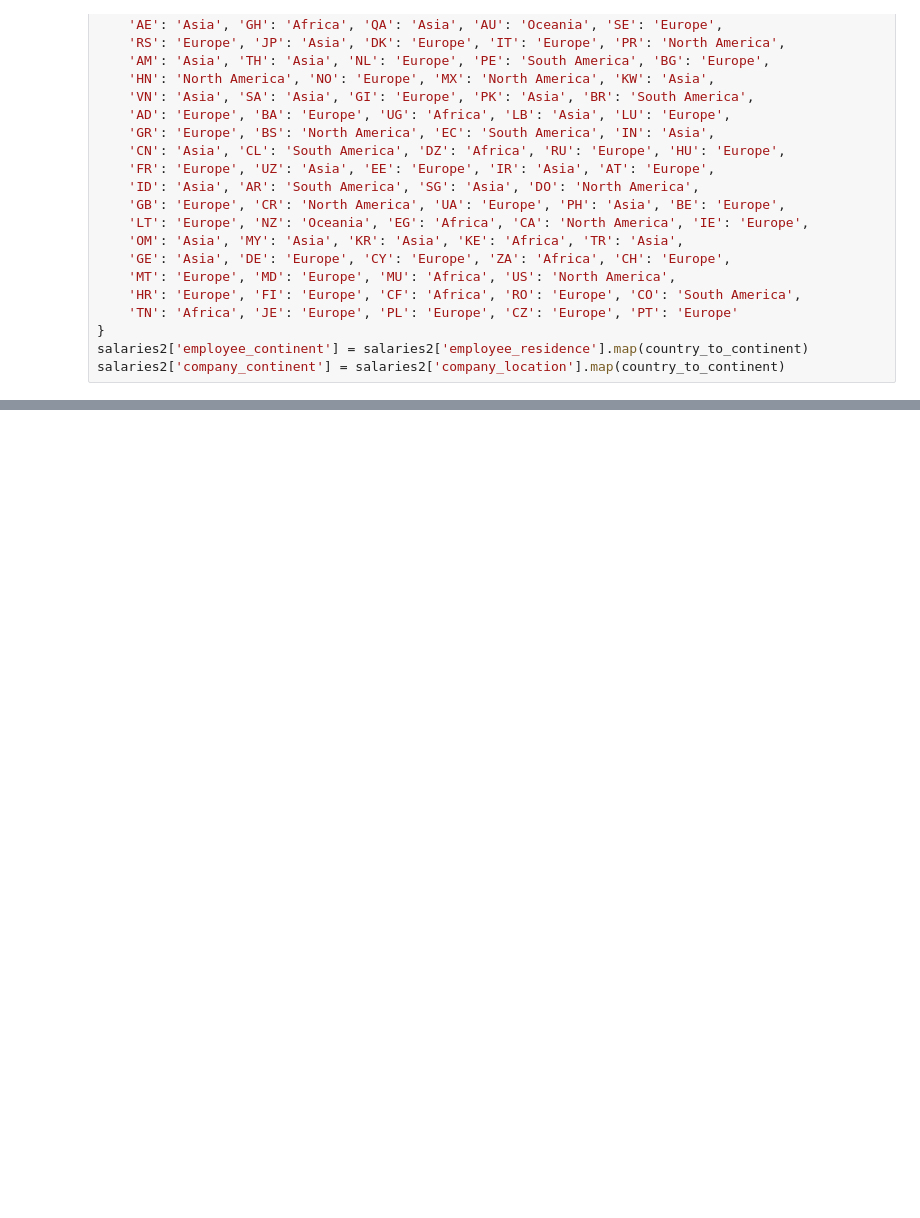
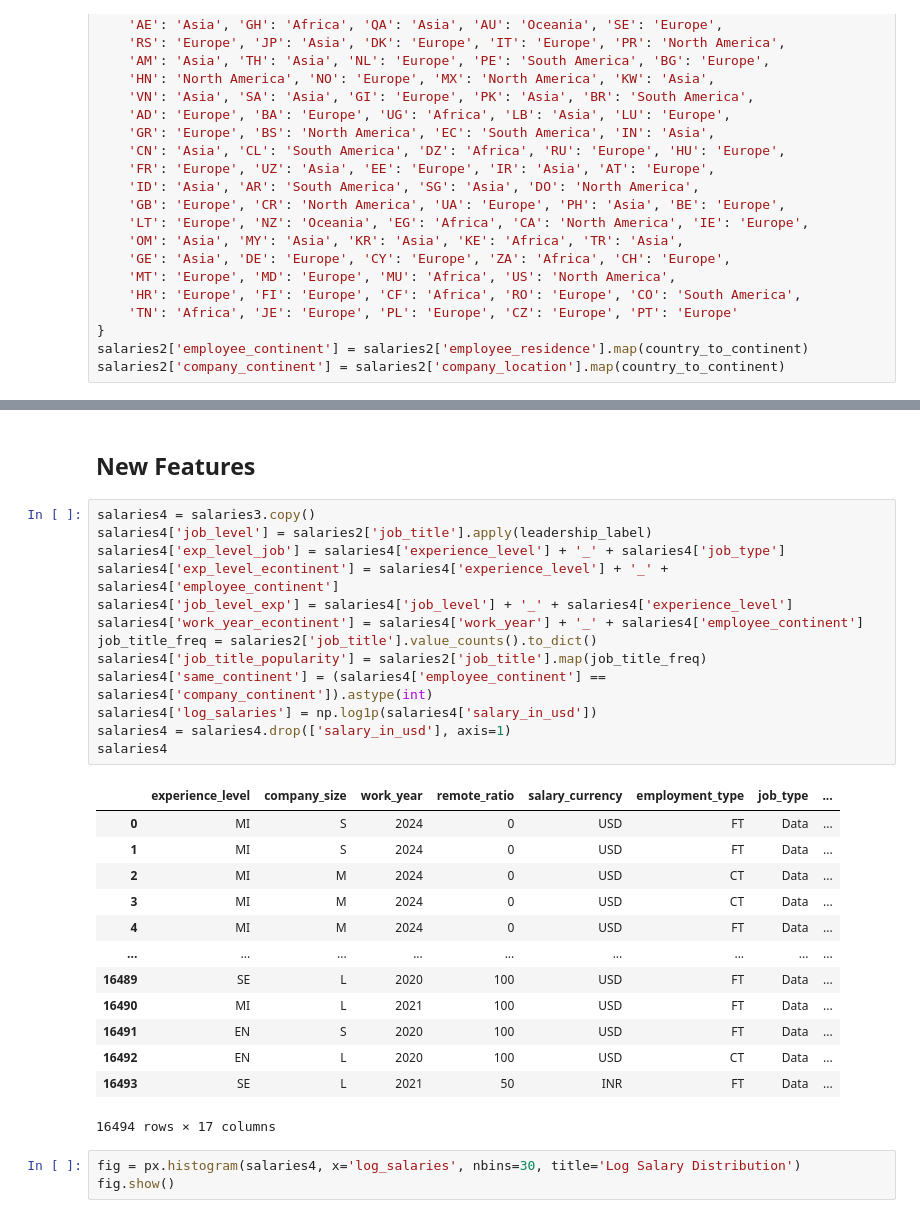
Before and after one commit to YanCotta/SDS-CP032-mlpaygrade, a Jupyter notebook: submissions/team-members/hien-nguyen/salaries_prediction.ipynb, the cells around one changed output, grey strips where cells are left out. Cells and saved outputs as stored; diff of their text form; blank space fills up the shorter version.

```diff
--- a/submissions/team-members/hien-nguyen/salaries_prediction.ipynb
+++ b/submissions/team-members/hien-nguyen/salaries_prediction.ipynb
@@ -156,0 +442,32 @@ plt.tight_layout()
+# %% [markdown]
+## New Features
+# %%
+salaries4 = salaries3.copy()
+salaries4['job_level'] = salaries2['job_title'].apply(leadership_label)
+salaries4['exp_level_job'] = salaries4['experience_level'] + '_' + salaries4['job_type']
+salaries4['exp_level_econtinent'] = salaries4['experience_level'] + '_' + salaries4['employee_continent']
+salaries4['job_level_exp'] = salaries4['job_level'] + '_' + salaries4['experience_level']
+salaries4['work_year_econtinent'] = salaries4['work_year'] + '_' + salaries4['employee_continent']
+job_title_freq = salaries2['job_title'].value_counts().to_dict()
+salaries4['job_title_popularity'] = salaries2['job_title'].map(job_title_freq)
+salaries4['same_continent'] = (salaries4['employee_continent'] == salaries4['company_continent']).astype(int)
+salaries4['log_salaries'] = np.log1p(salaries4['salary_in_usd'])
+salaries4 = salaries4.drop(['salary_in_usd'], axis=1)
+salaries4
+# %% [output]
+|  | experience_level | company_size | work_year | remote_ratio | salary_currency | employment_type | job_type | ... |
+| 0 | MI | S | 2024 | 0 | USD | FT | Data | ... |
+| 1 | MI | S | 2024 | 0 | USD | FT | Data | ... |
+| 2 | MI | M | 2024 | 0 | USD | CT | Data | ... |
+| 3 | MI | M | 2024 | 0 | USD | CT | Data | ... |
+| 4 | MI | M | 2024 | 0 | USD | FT | Data | ... |
+| ... | ... | ... | ... | ... | ... | ... | ... | ... |
+| 16489 | SE | L | 2020 | 100 | USD | FT | Data | ... |
+| 16490 | MI | L | 2021 | 100 | USD | FT | Data | ... |
+| 16491 | EN | S | 2020 | 100 | USD | FT | Data | ... |
+| 16492 | EN | L | 2020 | 100 | USD | CT | Data | ... |
+| 16493 | SE | L | 2021 | 50 | INR | FT | Data | ... |
+16494 rows × 17 columns
+# %%
+fig = px.histogram(salaries4, x='log_salaries', nbins=30, title='Log Salary Distribution')
+fig.show()
```
Also changed, not shown: parts of 29 cells of this notebook, 6 other files.
